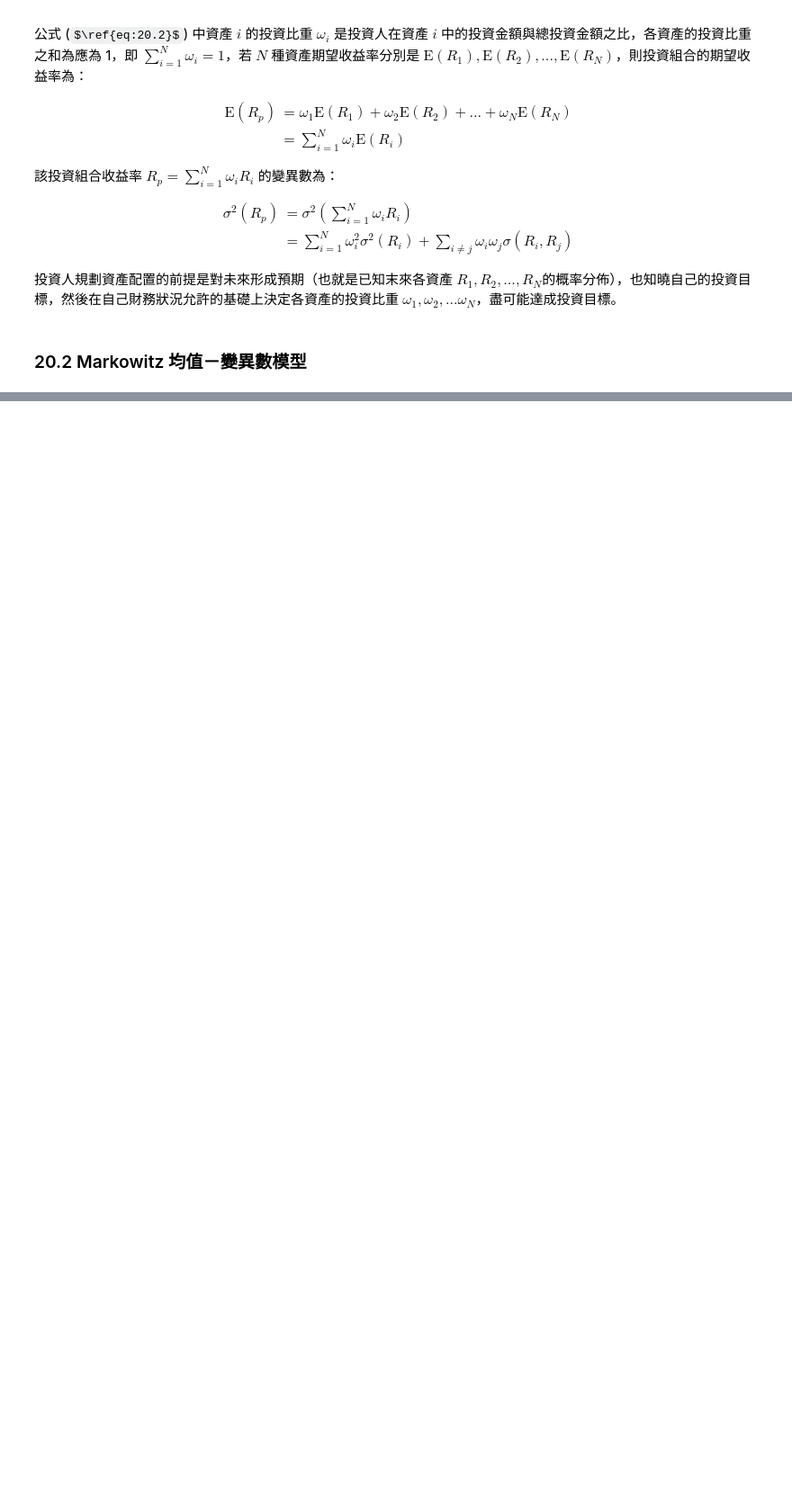
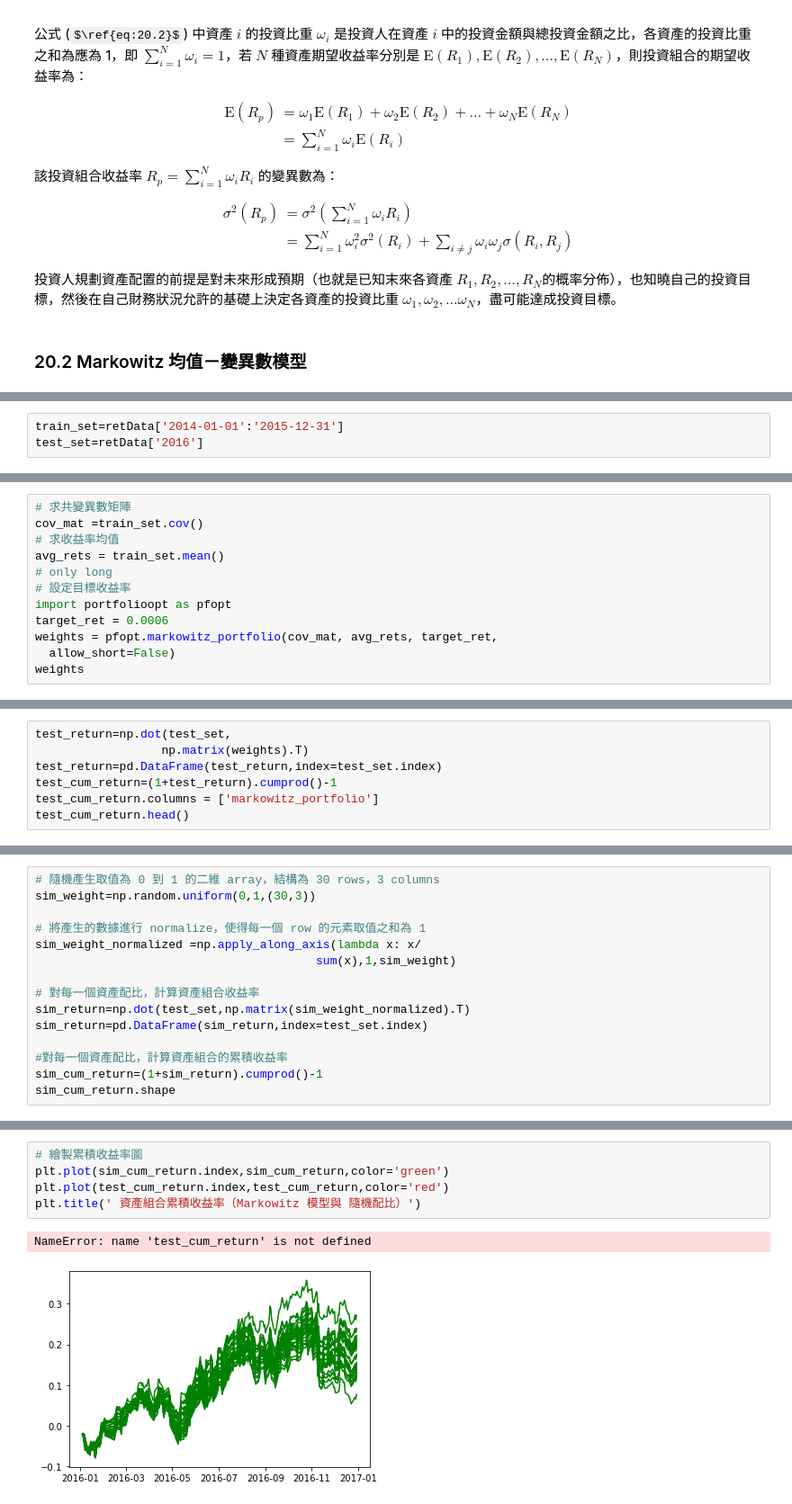
Before and after one commit to okluda/finpy_practice, a Jupyter notebook: ch_20.ipynb, the cells around one changed output, grey strips where cells are left out. Shown at 90% size. Drawn from its saved outputs; the diff is of its cells as text; some formulas as TeX source; blank space fills up the shorter version.

```diff
--- a/ch_20.ipynb
+++ b/ch_20.ipynb
@@ -335,0 +434,3 @@ $$\omega^\ast=a+b\overline{R}_p$$
+# %%
+train_set=retData['2014-01-01':'2015-12-31']
+test_set=retData['2016']
@@ -335,0 +439,12 @@ $$\omega^\ast=a+b\overline{R}_p$$
+# %%
+# 求共變異數矩陣
+cov_mat =train_set.cov()
+# 求收益率均值
+avg_rets = train_set.mean()
+# only long
+# 設定目標收益率
+import portfolioopt as pfopt
+target_ret = 0.0006
+weights = pfopt.markowitz_portfolio(cov_mat, avg_rets, target_ret,
+  allow_short=False)
+weights
@@ -335,0 +457,7 @@ $$\omega^\ast=a+b\overline{R}_p$$
+# %%
+test_return=np.dot(test_set,
+                  np.matrix(weights).T)
+test_return=pd.DataFrame(test_return,index=test_set.index)
+test_cum_return=(1+test_return).cumprod()-1
+test_cum_return.columns = ['markowitz_portfolio']
+test_cum_return.head()
@@ -335,0 +468,15 @@ $$\omega^\ast=a+b\overline{R}_p$$
+# %%
+# 隨機產生取值為 0 到 1 的二維 array，結構為 30 rows，3 columns
+sim_weight=np.random.uniform(0,1,(30,3))
+
+# 將產生的數據進行 normalize，使得每一個 row 的元素取值之和為 1
+sim_weight_normalized =np.apply_along_axis(lambda x: x/
+                                        sum(x),1,sim_weight)
+
+# 對每一個資產配比，計算資產組合收益率
+sim_return=np.dot(test_set,np.matrix(sim_weight_normalized).T)
+sim_return=pd.DataFrame(sim_return,index=test_set.index)
+
+#對每一個資產配比，計算資產組合的累積收益率
+sim_cum_return=(1+sim_return).cumprod()-1
+sim_cum_return.shape
@@ -335,0 +492,8 @@ $$\omega^\ast=a+b\overline{R}_p$$
+# %%
+# 繪製累積收益率圖
+plt.plot(sim_cum_return.index,sim_cum_return,color='green')
+plt.plot(test_cum_return.index,test_cum_return,color='red')
+plt.title(' 資產組合累積收益率（Markowitz 模型與 隨機配比）')
+# %% [output]
+NameError: name 'test_cum_return' is not defined
+[figure, added]
```
Also changed, not shown: parts of 15 cells of this notebook.
